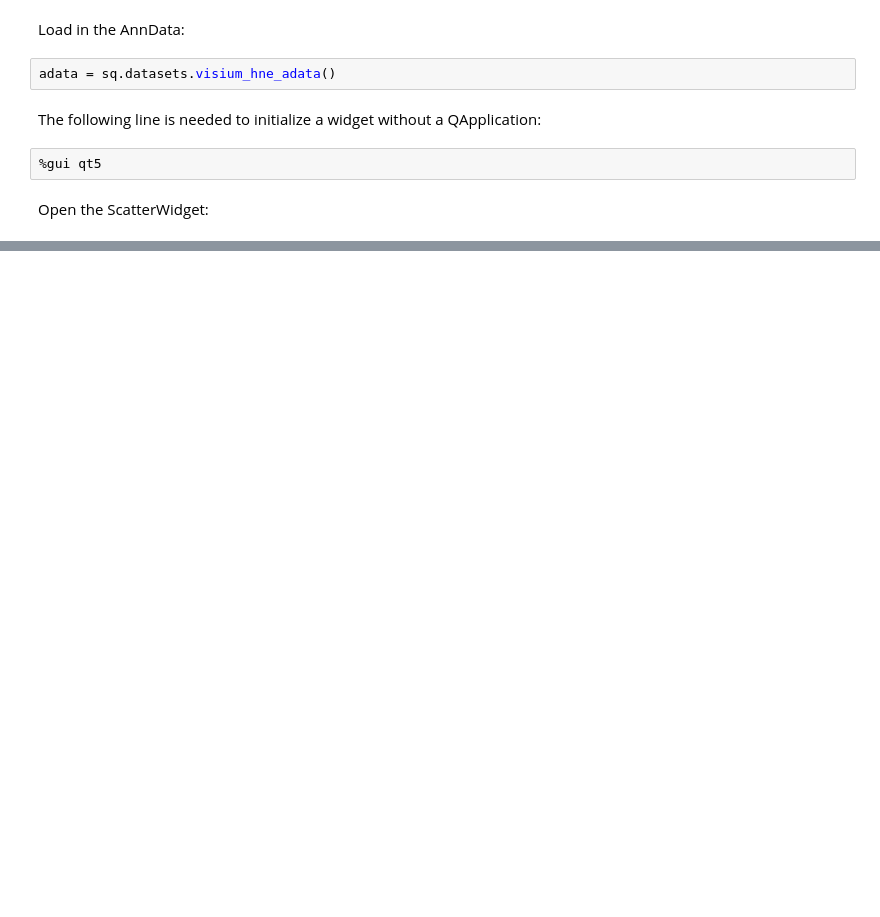
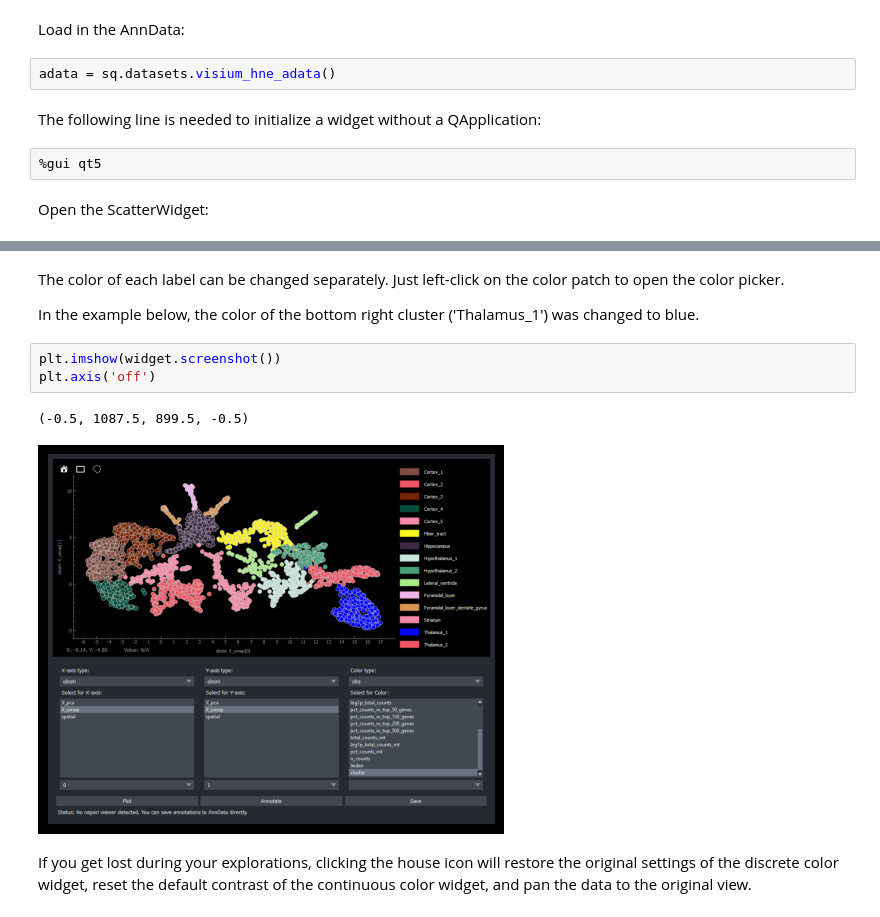
Before and after one commit to scverse/napari-spatialdata, a Jupyter notebook: docs/notebooks/scatterwidget.ipynb, the cells around one changed output, grey strips where cells are left out. Drawn from its saved outputs; the diff is of its cells as text; blank space fills up the shorter version.

```diff
--- a/docs/notebooks/scatterwidget.ipynb
+++ b/docs/notebooks/scatterwidget.ipynb
@@ -69,0 +84,12 @@ plt.axis('off')
+# %% [markdown]
+The color of each label can be changed separately. Just left-click on the color patch to open the color picker.
+
+In the example below, the color of the bottom right cluster ('Thalamus_1') was changed to blue.
+# %%
+plt.imshow(widget.screenshot())
+plt.axis('off')
+# %% [output]
+(-0.5, 1087.5, 899.5, -0.5)
+[figure, added]
+# %% [markdown]
+If you get lost during your explorations, clicking the house icon will restore the original settings of the discrete color widget, reset the default contrast of the continuous color widget, and pan the data to the original view.
```
Also changed, not shown: parts of 15 cells of this notebook, 1 other file.
